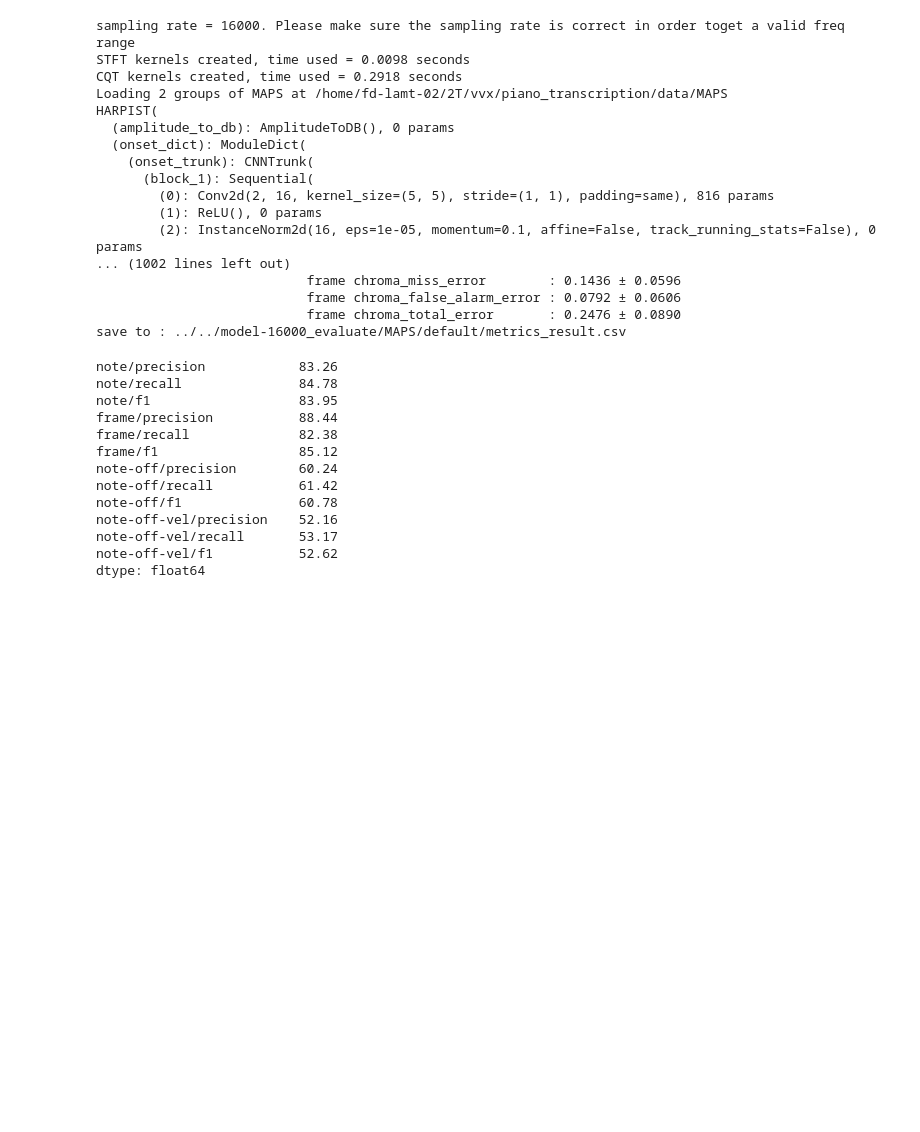
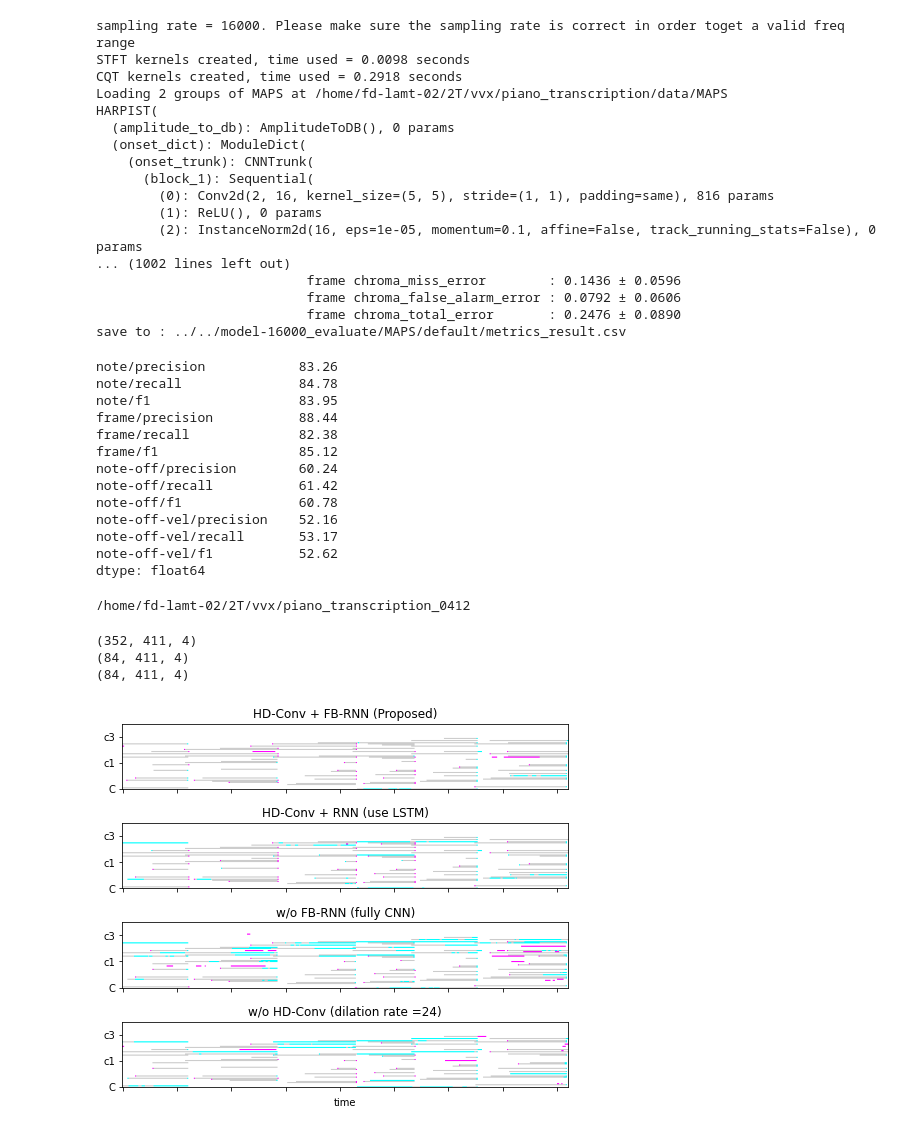
Before and after one commit to WX-Wei/HPPNet, a Jupyter notebook: result_data_process.ipynb, the cells around one changed output. Cells and saved outputs as stored; diff of their text form; code cells hidden in the pictures; blank space fills up the shorter version.

Commit message:
draw ablation study piano roll.

```diff
--- a/result_data_process.ipynb
+++ b/result_data_process.ipynb
@@ -654,0 +655,73 @@ get_mean_metrics('/home/fd-lamt-02/vvx/piano_transcription_0412/runs/transcriber
+# %%
+os.chdir('/home/fd-lamt-02/2T/vvx/piano_transcription_0412')
+!pwd
+# %% [output]
+/home/fd-lamt-02/2T/vvx/piano_transcription_0412
+# %%
+import matplotlib.pyplot as plt
+import matplotlib
+import numpy as np
+
+dirpath = 'result.png'
+# ORIG-MIDI_02_7_10_13_Group_MID--AUDIO_14_R3_2013_wav--2.flac.overlap.note_recall.png
+dirpath = 'results/ablation_study/piano_roll/concat/ORIG-MIDI_02_7_10_13_Group_MID--AUDIO_14_R3_2013_wav--2.flac.overlap.note_recall.png'
+img = plt.imread(dirpath)
+img = img[:,12560:12971,:]
+shape = img.shape
+# blue = np.concatenate([np.zeros(shape), np.ones(shape), np.zeros(shape), np.ones(shape)])
+for i in range(shape[0]):
+    for j in range(shape[1]):
+        if (img[i, j] == np.array([0., 0., 1., 1.])).all():
+            # img[i, j] = [0.5, 0.5, 0.5] + [1.0]
+            # img[i, j] = [0.3, 0.3, 0.3] + [0.0]
+            # img[i, j] = [0.6, 0.6, 0.6] + [1.0]
+            img[i, j] = [0.8, 0.8, 0.8] + [1.0]
+
+# print(img)
+print(img.shape)
+
+# C1-b4
+propsed_result = img[3:87,:,:]
+rnn_result = img[88+3:88*2-1,:,:]
+wornn_result = img[88*2+3:88*3-1,:,:]
+wohd_result = img[88*3+3:88*4-1,:,:]
+
+print(propsed_result.shape)
+a = propsed_result[:,:,:]
+print(a.shape)
+
+fig, ax = plt.subplots(nrows=4, ncols=1, sharey=True, sharex=True, figsize=(8,7))
+ax[0].imshow(propsed_result)
+ax[0].set_ylim(60,0)
+ax[0].set_title('HD-Conv + FB-RNN (Proposed)')
+ax[0].set_xlabel('')
+plt.yticks([12,36,60], ['c3', 'c1', 'C'])
+
+# ax[0].xaxis.set_major_locator(plt.MaxNLocator(5))
+# f-b4
+ax[1].imshow(rnn_result)
+ax[1].set_title('HD-Conv + RNN (use LSTM)')
+ax[1].set_xlabel('')
+ax[2].imshow(wornn_result)
+ax[2].set_title('w/o FB-RNN (fully CNN)')
+ax[2].set_xlabel('')
+ax[3].imshow(wohd_result)
+ax[3].set_title('w/o HD-Conv (dilation rate =24)')
+ax[3].set_xticklabels([])
+# plt.axes([0.1, 0.1, 0.8, 0.4])
+# plt.axes()
+ax[3].set_xlabel('time')
+for i in range(4):
+    for tic in ax[i].xaxis.get_major_ticks():
+        tic.tick1On = tic.tick2On = False
+    for tic in ax[i].yaxis.get_major_ticks():
+        tic.tick1On = tic.tick2On = False
+
+# plt.savefig("ablation_study_piano_roll.pdf")
+
+# plt.savefig("C-b4.png",dpi=300)
+# %% [output]
+(352, 411, 4)
+(84, 411, 4)
+(84, 411, 4)
+[figure, added]
```
Also changed, not shown: parts of 6 cells of this notebook.
